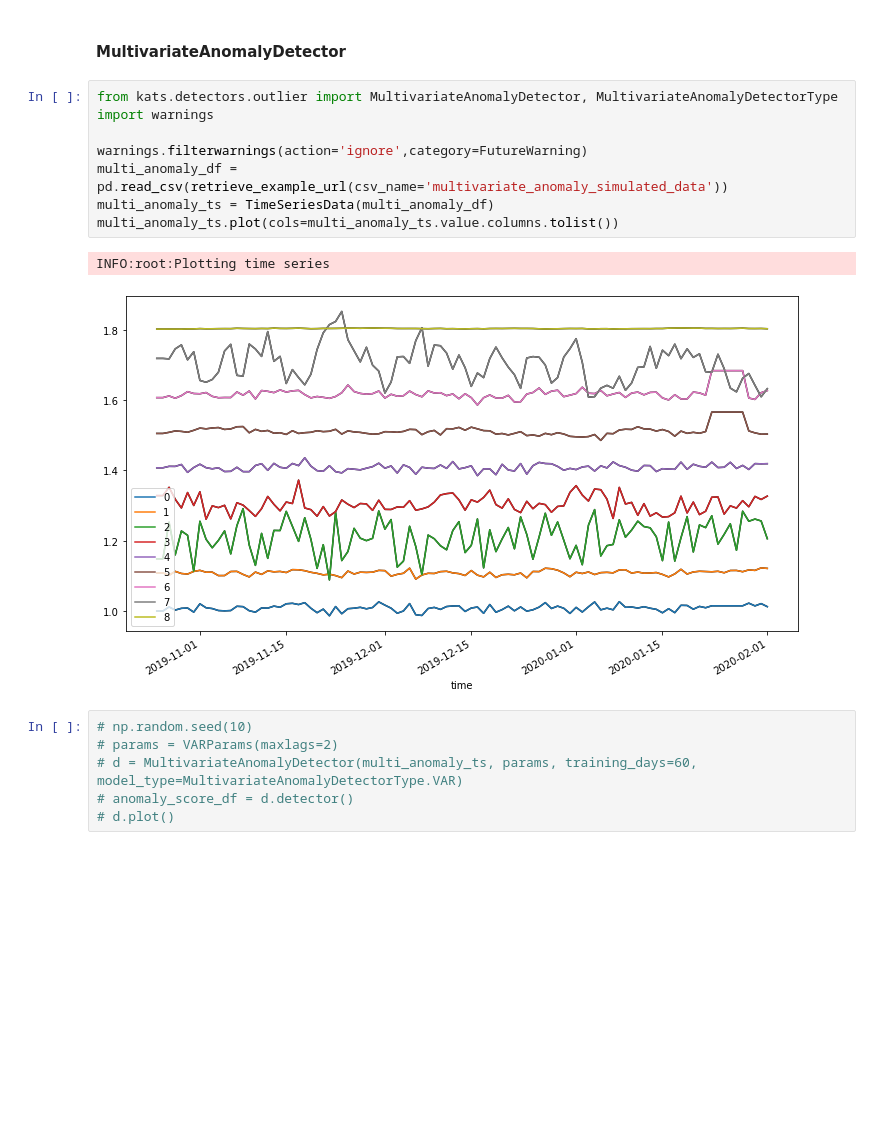
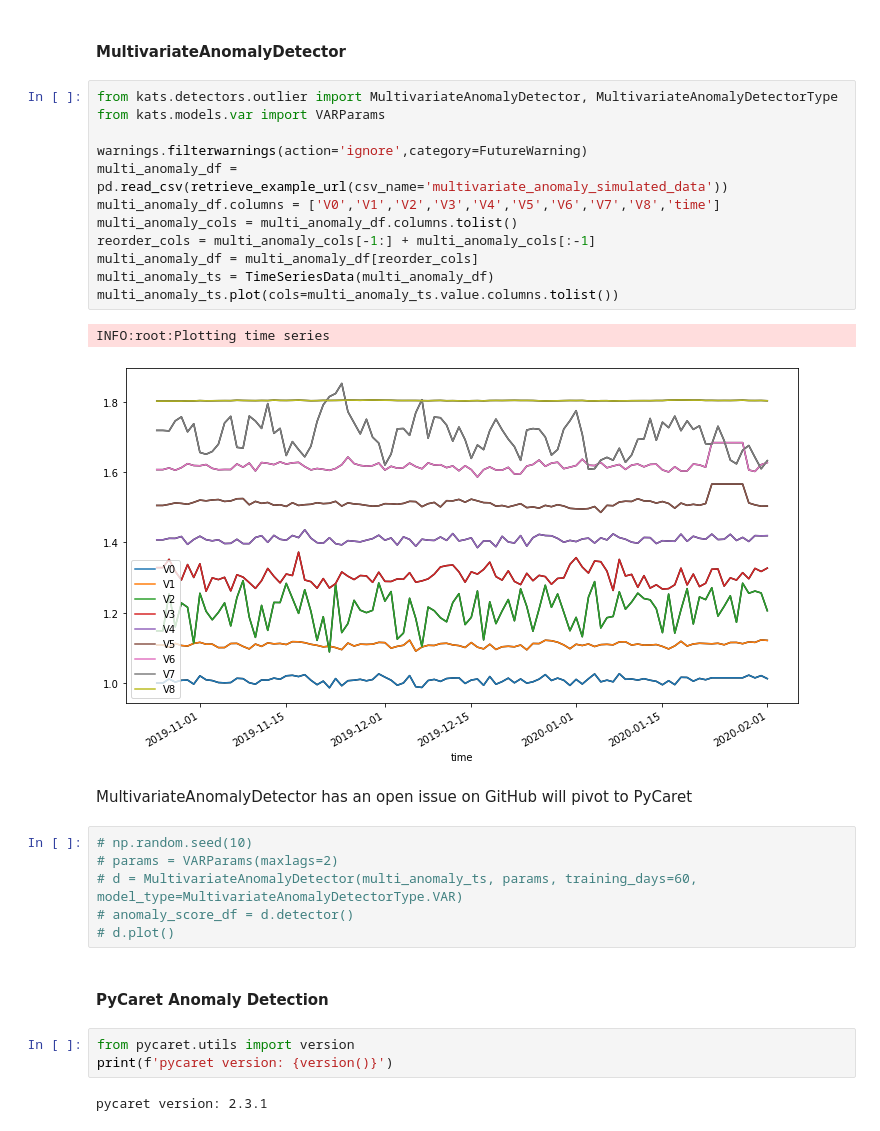
Before and after one commit to bcheng004/Kats-example, a Jupyter notebook: notebooks/bcheng004_Kats_windows.ipynb, the cells around one changed output. Saved outputs shown, nothing was run; the diff lists cells and outputs as text; blank space fills up the shorter version.

Commit message:
switched to PyCaret for multivariate anomaly detection

```diff
--- a/notebooks/bcheng004_Kats_windows.ipynb
+++ b/notebooks/bcheng004_Kats_windows.ipynb
@@ -233,18 +233,31 @@ plt.show()
 #### MultivariateAnomalyDetector
 # %%
 from kats.detectors.outlier import MultivariateAnomalyDetector, MultivariateAnomalyDetectorType
-import warnings
+from kats.models.var import VARParams
 
 warnings.filterwarnings(action='ignore',category=FutureWarning)
 multi_anomaly_df = pd.read_csv(retrieve_example_url(csv_name='multivariate_anomaly_simulated_data'))
+multi_anomaly_df.columns = ['V0','V1','V2','V3','V4','V5','V6','V7','V8','time']
+multi_anomaly_cols = multi_anomaly_df.columns.tolist()
+reorder_cols = multi_anomaly_cols[-1:] + multi_anomaly_cols[:-1]
+multi_anomaly_df = multi_anomaly_df[reorder_cols]
 multi_anomaly_ts = TimeSeriesData(multi_anomaly_df)
 multi_anomaly_ts.plot(cols=multi_anomaly_ts.value.columns.tolist())
 # %% [output]
 INFO:root:Plotting time series
-[figure, old version]
+[figure, new version]
+# %% [markdown]
+MultivariateAnomalyDetector has an open issue on GitHub will pivot to PyCaret
 # %%
 # np.random.seed(10)
 # params = VARParams(maxlags=2)
 # d = MultivariateAnomalyDetector(multi_anomaly_ts, params, training_days=60, model_type=MultivariateAnomalyDetectorType.VAR)
 # anomaly_score_df = d.detector()
 # d.plot()
+# %% [markdown]
+#### PyCaret Anomaly Detection
+# %%
+from pycaret.utils import version
+print(f'pycaret version: {version()}')
+# %% [output]
+pycaret version: 2.3.1
```
Also changed, not shown: parts of 10 cells of this notebook, 1 other file.
